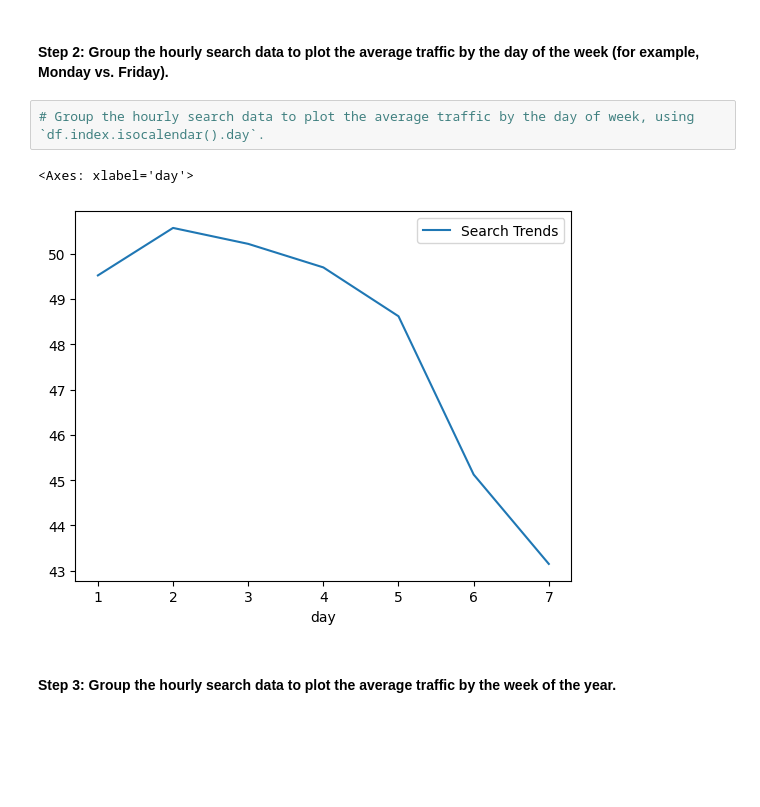
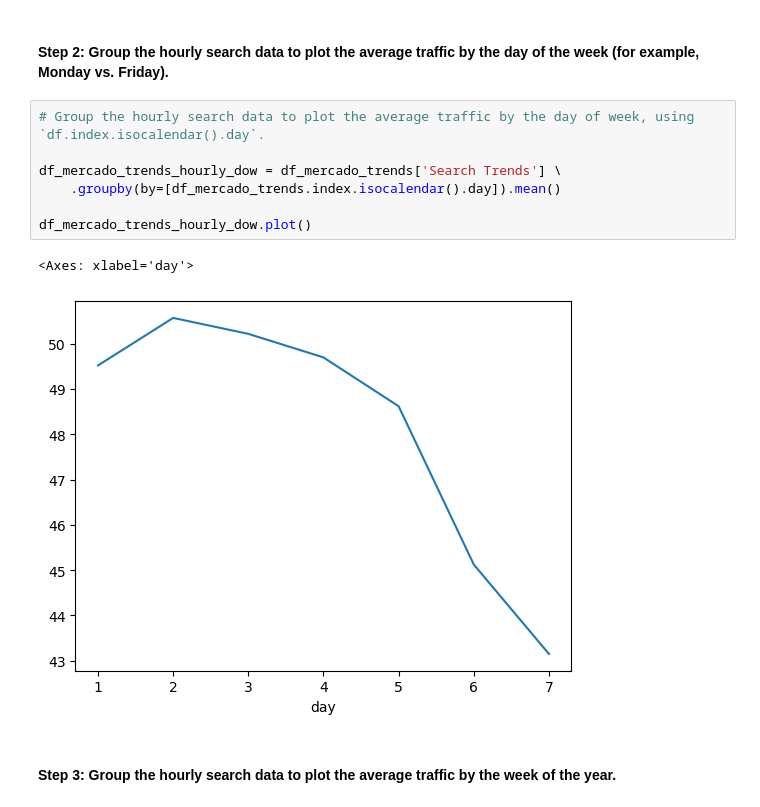
Before and after one commit to jjmccarty/prophet-challenge, a Jupyter notebook: forecasting_net_prophet.ipynb, the cells around one changed output. Cells and saved outputs as stored; diff of their text form; blank space fills up the shorter version.

```diff
--- a/forecasting_net_prophet.ipynb
+++ b/forecasting_net_prophet.ipynb
@@ -174,9 +179,14 @@ To that end, you want to mine the search traffic data for predictable seasonal p
 #### Step 2: Group the hourly search data to plot the average traffic by the day of the week (for example, Monday vs. Friday).
 # %%
 # Group the hourly search data to plot the average traffic by the day of week, using `df.index.isocalendar().day`.
+
+df_mercado_trends_hourly_dow = df_mercado_trends['Search Trends'] \
+    .groupby(by=[df_mercado_trends.index.isocalendar().day]).mean()
+
+df_mercado_trends_hourly_dow.plot()
 # %% [output]
 <Axes: xlabel='day'>
-[figure, old version]
+[figure, new version]
 # %% [markdown]
 #### Step 3: Group the hourly search data to plot the average traffic by the week of the year.
 # %%
```
Also changed, not shown: parts of 2 cells of this notebook.
